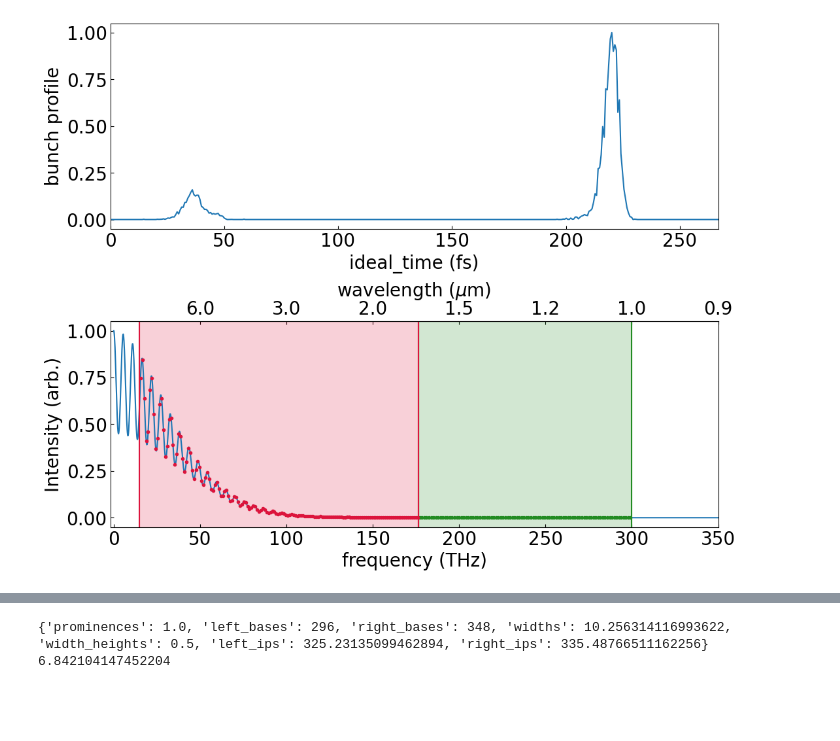
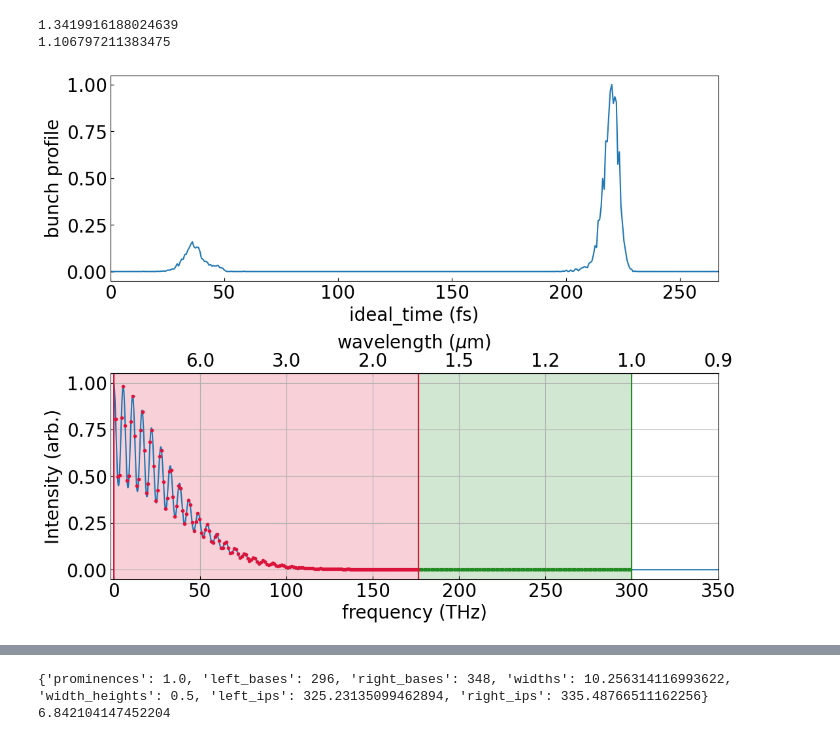
Before and after one commit to Jammi-Dodgers/THz-interferometry, a Jupyter notebook: kramers_kronig.ipynb, the cells around one changed output, grey strips where cells are left out. Saved outputs shown, nothing was run; the diff lists cells and outputs as text; code cells hidden in the pictures; blank space fills up the shorter version.

```diff
--- a/kramers_kronig.ipynb
+++ b/kramers_kronig.ipynb
@@ -111,7 +113,7 @@ def measure_form_factor(freqencies, form_factor, number_of_pixels, pixel_pitch,
 thetas = [30, 30] #arcminutes
 Ns = [640, 320] # number of pixels
 dxs = [20, 48.5] # pixel pitch in um
-bands = [(176.3, 299.8), (15, 176.3)] # sensitivity of camera. (minmimum frequency in THz, maximum frequency in THz)
+bands = [(176.3, 299.8), (0, 176.3)] # sensitivity of camera. (minmimum frequency in THz, maximum frequency in THz)
 #bands = [(0, 299.8), (0, np.inf)]
 colours = ["forestgreen", "crimson"] #colour of this detectors datapoints when plotting
 labels = ["Xeva", "PV320"] #label of this detector when plotting
@@ -120,24 +122,31 @@ freqs, FFs, sensitivity_masks, times = [], [], [], []
 for theta, N, dx, band in zip(thetas, Ns, dxs, bands):
     freq, FF, sensitivity_mask, time = measure_form_factor(ideal_freqs, ideal_FF, N, dx, theta, band)
     freqs, FFs, sensitivity_masks, times = freqs+[freq], FFs+[FF], sensitivity_masks+[sensitivity_mask], times+[time]
+# %%
+print(1e-12*np.mean(np.diff(freqs[0])))
+print(1e-12*np.mean(np.diff(freqs[1])))
+# %% [output]
+1.3419916188024639
+1.106797211383475
 # %%
 fig, axs = plt.subplots(2, 1, figsize= (12, 10), gridspec_kw= {"hspace": 0.45})
 
 axs[0].plot(ideal_time *1e15, ideal_bunch)
 axs[0].set(xlabel= "ideal_time (fs)", ylabel= "bunch profile", xlim= (0, ideal_N*ideal_sampling_period*1e15))
 
 axs[1].plot(ideal_freqs *1e-12, ideal_FF)
 axs[1].set(xlabel= "frequency (THz)", ylabel= "Intensity (arb.)", xlim= (-2, 350))
+axs[1].grid(True)
 
 for freq, FF, band, sensitivity_mask, colour, label in zip(freqs, FFs, bands, sensitivity_masks, colours, labels):
     axs[1].plot(freq[sensitivity_mask] *1e-12, FF[sensitivity_mask], linestyle= "None", marker= ".", color= colour)
     axs[1].fill_betweenx([0,1], 2*[band[0]], 2*[band[1]], color= colour, alpha= 0.2, transform= axs[1].get_xaxis_transform(), label= "{0:} bandwidth".format(label))
     axs[1].vlines(band, 0, 1, color= colour, transform= axs[1].get_xaxis_transform())
 
 secax = axs[1].secondary_xaxis('top', functions=(recip, recip))
 secax.set(xlabel= "wavelength ($\mu$m)", xticks= recip(axs[1].get_xticks()[2:]))
 secax.xaxis.set_major_formatter(FuncFormatter(format_ticks))
 
 plt.show()
 # %% [output]
-[figure, old version]
+[figure, new version]
```
Also changed, not shown: parts of 8 cells of this notebook, 4 other files.
